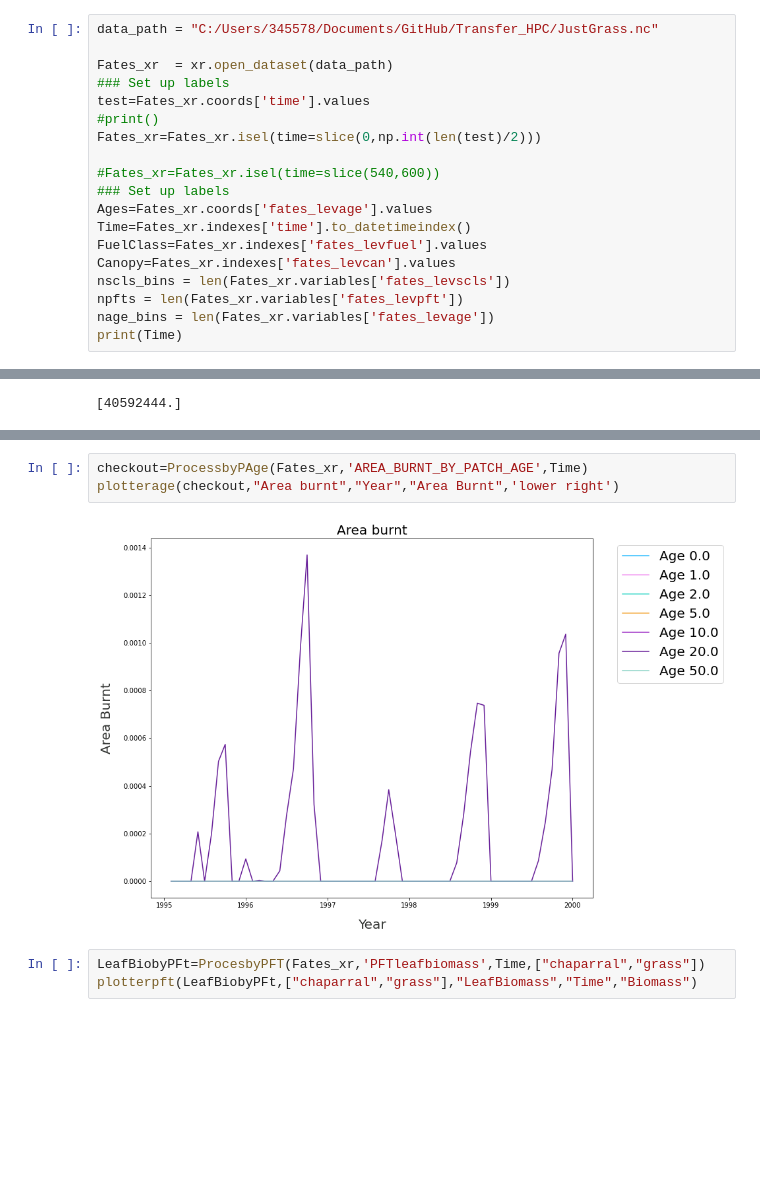
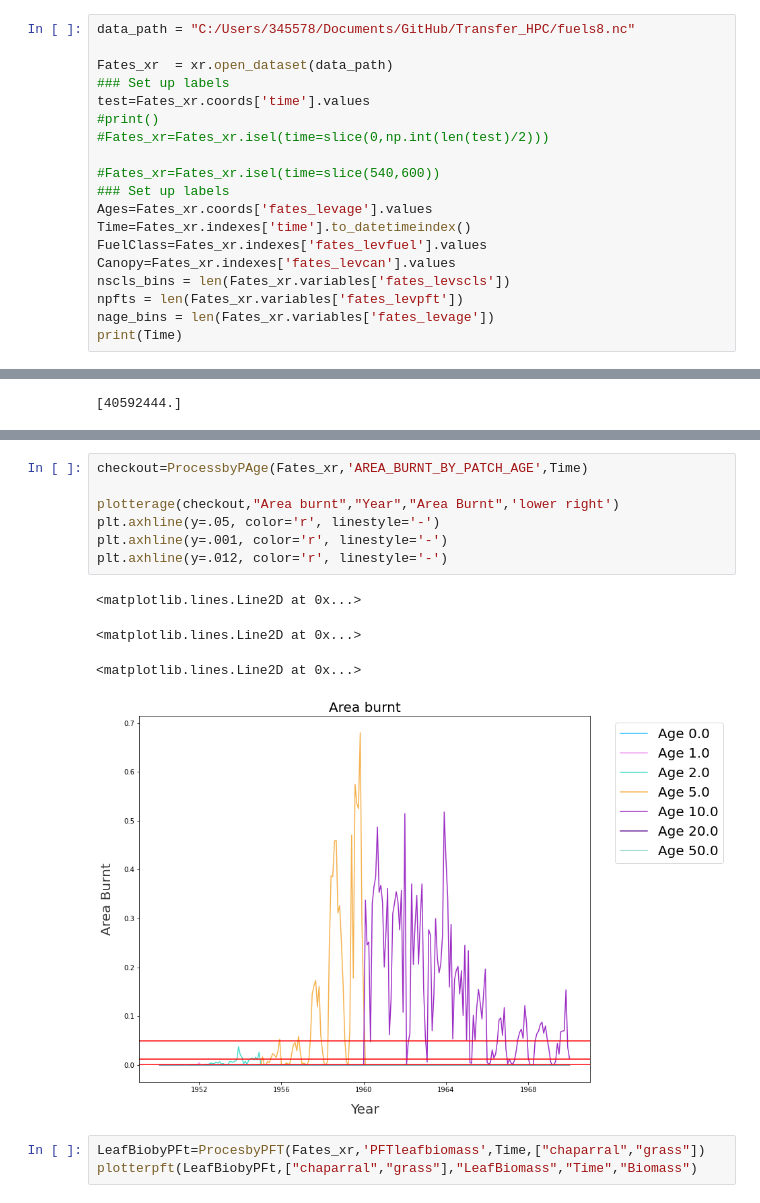
Before and after one commit to ZacharyRobbins/Transfer_HPC, a Jupyter notebook: Py_scripts/Spitfire Diag_Grass.ipynb, the cells around one changed output, grey strips where cells are left out. Saved outputs shown, nothing was run; the diff lists cells and outputs as text; blank space fills up the shorter version.

```diff
--- a/Py_scripts/Spitfire Diag_Grass.ipynb
+++ b/Py_scripts/Spitfire Diag_Grass.ipynb
@@ -99,13 +99,13 @@ def plotterpft(data,PFT,titlelabel,xlabel,ylabel):
     ax.set_ylabel(ylabel, labelpad=15, fontsize=20, color="#333533");
     plt.legend(bbox_to_anchor=(1.04,1),prop={'size': 20})
 # %%
-data_path = "C:/Users/345578/Documents/GitHub/Transfer_HPC/JustGrass.nc"
+data_path = "C:/Users/345578/Documents/GitHub/Transfer_HPC/fuels8.nc"
 
 Fates_xr  = xr.open_dataset(data_path)
 ### Set up labels
 test=Fates_xr.coords['time'].values
 #print()
-Fates_xr=Fates_xr.isel(time=slice(0,np.int(len(test)/2)))
+#Fates_xr=Fates_xr.isel(time=slice(0,np.int(len(test)/2)))
 
 #Fates_xr=Fates_xr.isel(time=slice(540,600))
 ### Set up labels
@@ -447,8 +455,15 @@ Text(0.5, 1.0, 'Aboveground biomass')
 # %%
 checkout=ProcessbyPAge(Fates_xr,'AREA_BURNT_BY_PATCH_AGE',Time)
+
 plotterage(checkout,"Area burnt","Year","Area Burnt",'lower right')
+plt.axhline(y=.05, color='r', linestyle='-')
+plt.axhline(y=.001, color='r', linestyle='-')
+plt.axhline(y=.012, color='r', linestyle='-')
 # %% [output]
+<matplotlib.lines.Line2D at 0x...>
+<matplotlib.lines.Line2D at 0x...>
+<matplotlib.lines.Line2D at 0x...>
-[figure, old version]
+[figure, new version]
 # %%
 LeafBiobyPFt=ProcesbyPFT(Fates_xr,'PFTleafbiomass',Time,["chaparral","grass"])
 plotterpft(LeafBiobyPFt,["chaparral","grass"],"LeafBiomass","Time","Biomass")
```
Also changed, not shown: parts of 17 cells of this notebook, 12 other files.
